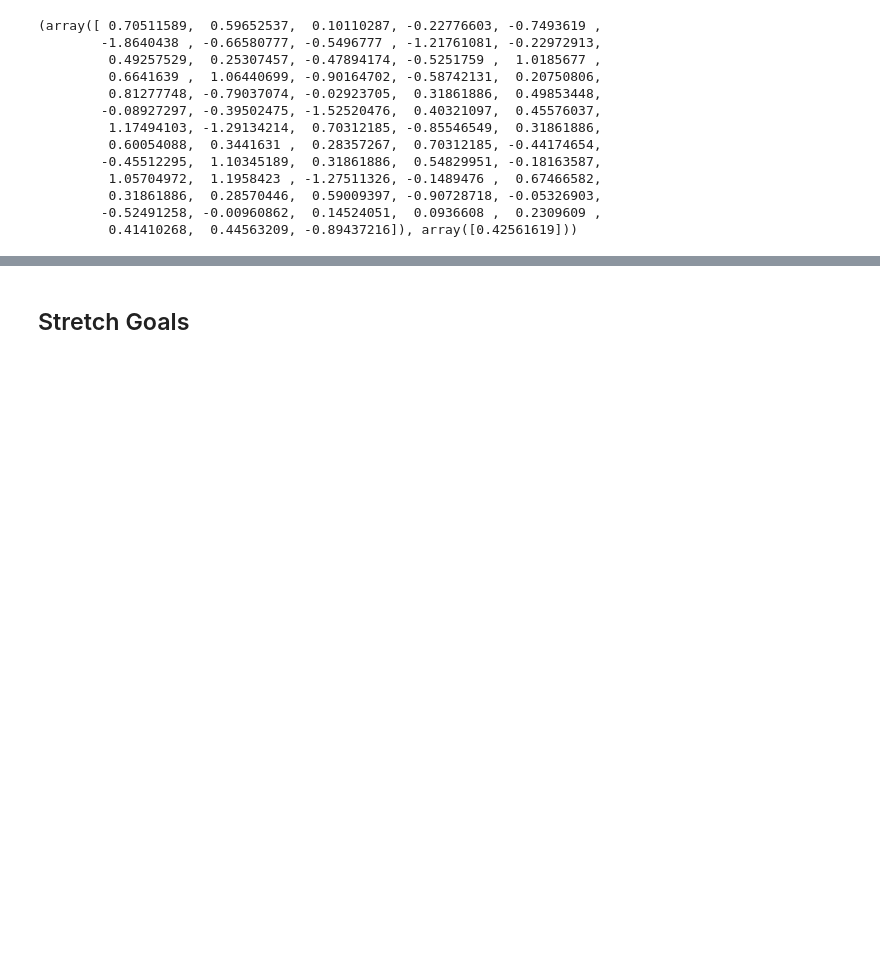
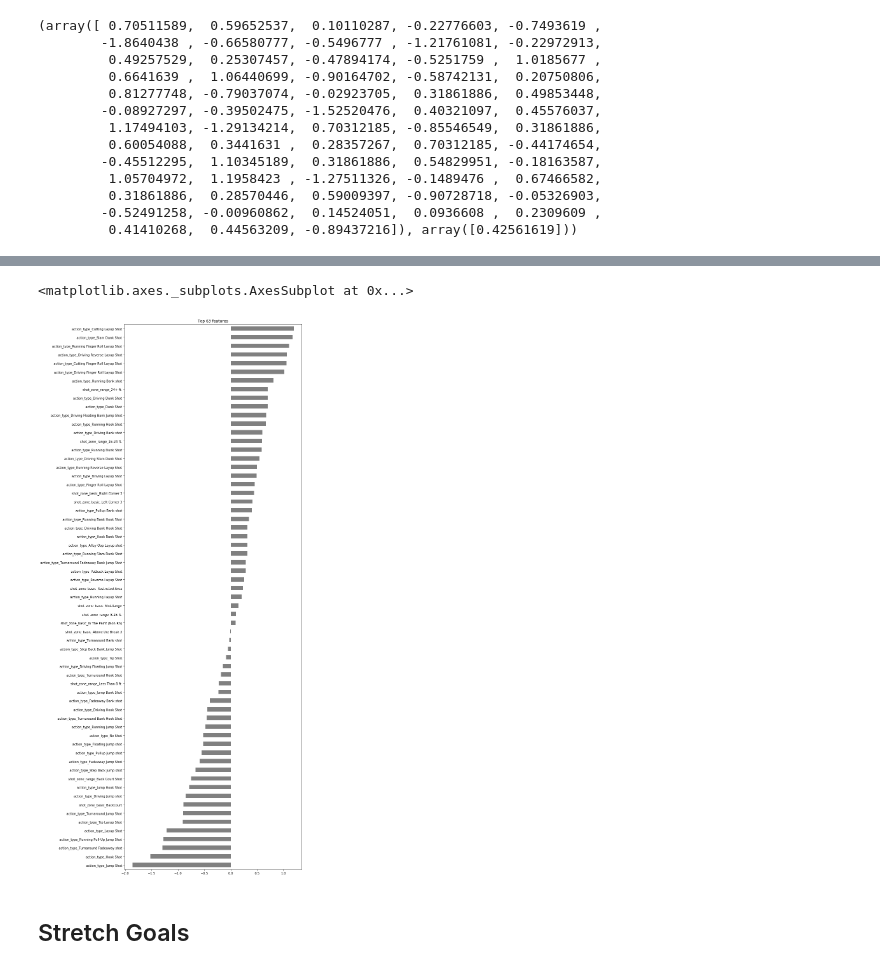
Before and after one commit to bloominstituteoftechnology/DS-Unit-2-Tree-Ensembles, a Jupyter notebook: DS_Sprint_Challenge_7_Classification_1.ipynb, the cells around one changed output, grey strips where cells are left out. Drawn from its saved outputs; the diff is of its cells as text; code cells hidden in the pictures; blank space fills up the shorter version.

```diff
--- a/DS_Sprint_Challenge_7_Classification_1.ipynb
+++ b/DS_Sprint_Challenge_7_Classification_1.ipynb
@@ -187,3 +183,16 @@ for i in range(len(x_test_encoded.columns)):
+# %%
+%matplotlib inline
+import matplotlib.pyplot as plt;
+
+
+coefs = pd.Series(model.coef_[0], x_test_encoded.columns)
+coefs
+plt.figure(figsize=(10,63/2))
+plt.title(f'Top {63} features')
+coefs.sort_values()[-63:].plot.barh(color='grey')
+# %% [output]
+<matplotlib.axes._subplots.AxesSubplot at 0x...>
+[figure, added]
 # %% [markdown]
 ## Stretch Goals
 # %%
```
Also changed, not shown: parts of 3 cells of this notebook.
